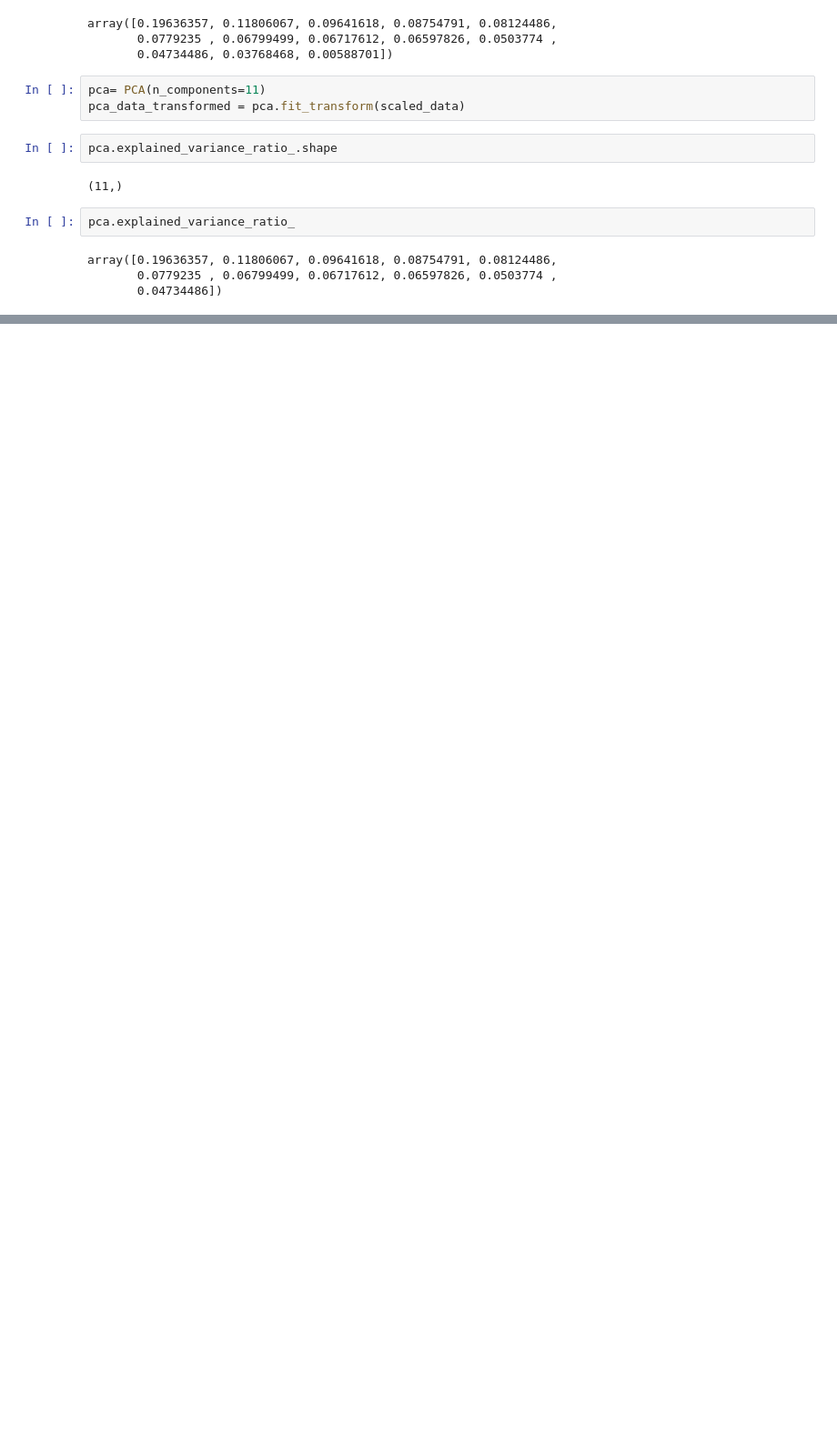
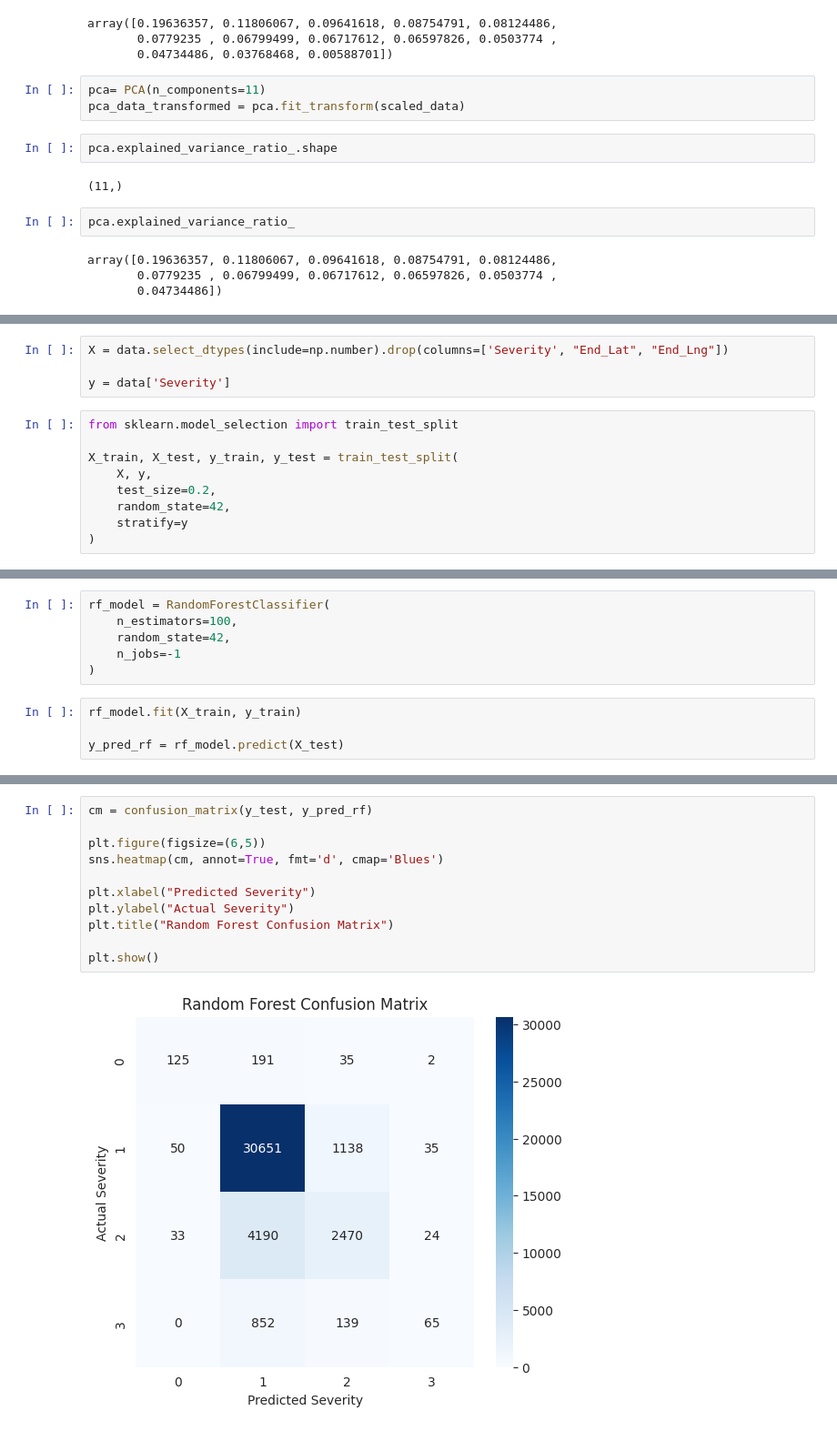
Before and after one commit to Aditya127812/P.C.A_Task, a Jupyter notebook: Task_3.ipynb, the cells around one changed output, grey strips where cells are left out. Shown at 91% size. Drawn from its saved outputs; the diff is of its cells as text; blank space fills up the shorter version.

```diff
--- a/Task_3.ipynb
+++ b/Task_3.ipynb
@@ -448,0 +453,13 @@ array([0.19636357, 0.11806067, 0.09641618, 0.08754791, 0.08124486,
+# %%
+X = data.select_dtypes(include=np.number).drop(columns=['Severity', "End_Lat", "End_Lng"])
+
+y = data['Severity']
+# %%
+from sklearn.model_selection import train_test_split
+
+X_train, X_test, y_train, y_test = train_test_split(
+    X, y,
+    test_size=0.2,
+    random_state=42,
+    stratify=y
+)
@@ -448,0 +468,10 @@ array([0.19636357, 0.11806067, 0.09641618, 0.08754791, 0.08124486,
+# %%
+rf_model = RandomForestClassifier(
+    n_estimators=100,
+    random_state=42,
+    n_jobs=-1
+)
+# %%
+rf_model.fit(X_train, y_train)
+
+y_pred_rf = rf_model.predict(X_test)
@@ -448,0 +498,13 @@ array([0.19636357, 0.11806067, 0.09641618, 0.08754791, 0.08124486,
+# %%
+cm = confusion_matrix(y_test, y_pred_rf)
+
+plt.figure(figsize=(6,5))
+sns.heatmap(cm, annot=True, fmt='d', cmap='Blues')
+
+plt.xlabel("Predicted Severity")
+plt.ylabel("Actual Severity")
+plt.title("Random Forest Confusion Matrix")
+
+plt.show()
+# %% [output]
+[figure, added]
```
Also changed, not shown: parts of 4 cells of this notebook.
